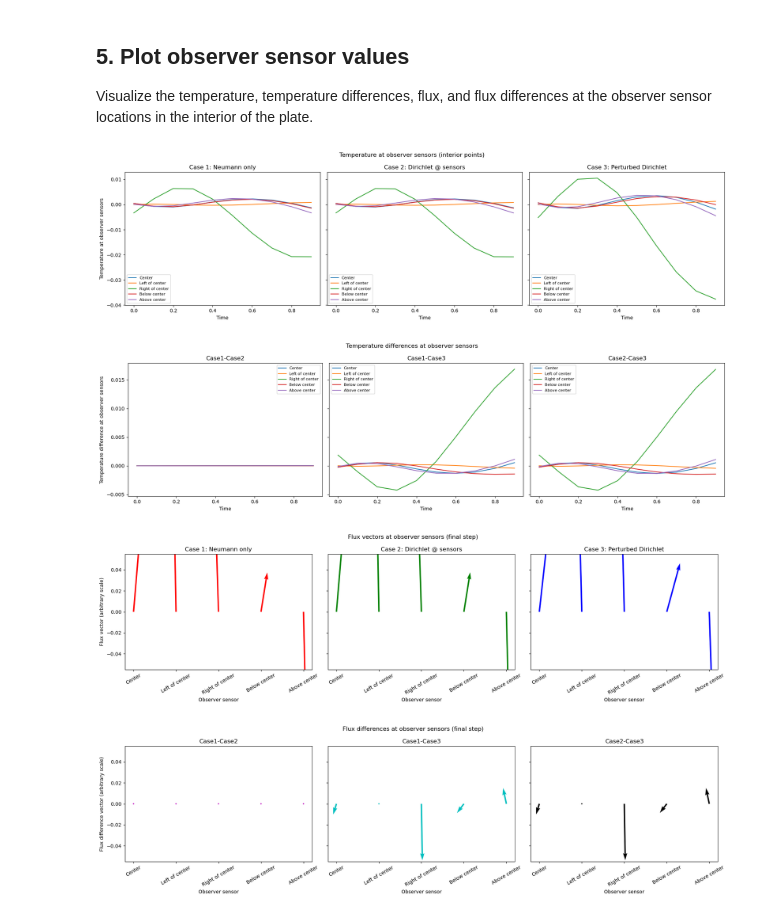
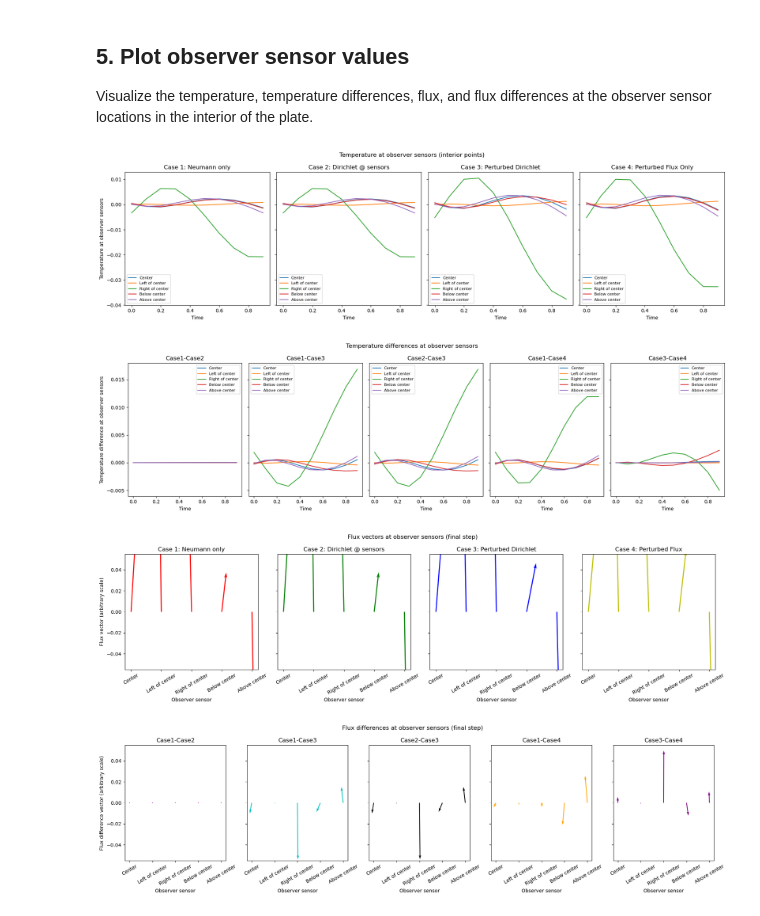
Before and after one commit to danielandresarcones/j4nfdi-dolfinx-ihcp, a Jupyter notebook: notebooks/inner_residuals.ipynb, the cells around one changed output. Cells and saved outputs as stored; diff of their text form; code cells hidden in the pictures.

```diff
--- a/notebooks/inner_residuals.ipynb
+++ b/notebooks/inner_residuals.ipynb
@@ -362,16 +373,20 @@ if MPI.COMM_WORLD.rank == 0:
     diff_grids = [
         vtk_from_temp_diff(case1_T[-1], case2_T[-1]),  # Case 1 vs Case 2
         vtk_from_temp_diff(case1_T[-1], case3_T[-1]),  # Case 1 vs Case 3
-        vtk_from_temp_diff(case2_T[-1], case3_T[-1])   # Case 2 vs Case 3
+        vtk_from_temp_diff(case2_T[-1], case3_T[-1]),   # Case 2 vs Case 3
+        vtk_from_temp_diff(case1_T[-1], case4_T[-1]),  # Case 1 vs Case 4
+        vtk_from_temp_diff(case3_T[-1], case4_T[-1])  # Case 2 vs Case 4
     ]
 
     # Visualization
-    plotter = pv.Plotter(shape=(1, 3), window_size=[1500, 400])
+    plotter = pv.Plotter(shape=(1, 5), window_size=[1500, 400])
 
     diff_titles = [
         "Diff: Neumann vs Dirichlet",
         "Diff: Neumann vs Perturbed",
-        "Diff: Dirichlet vs Perturbed"
+        "Diff: Dirichlet vs Perturbed",
+        "Diff: Neumann vs Perturbed Flux",
+        "Diff: Perturbed vs Perturbed Flux"
     ]
 
     for i, (grid, title) in enumerate(zip(diff_grids, diff_titles)):
@@ -421,9 +436,9 @@ if MPI.COMM_WORLD.rank == 0:
         grid.point_data["norm"] = np.linalg.norm(flux_vec, axis=1)
         return grid
 
-    flux_grids = [vtk_from_flux(flux1), vtk_from_flux(flux2), vtk_from_flux(flux3)]
+    flux_grids = [vtk_from_flux(flux1), vtk_from_flux(flux2), vtk_from_flux(flux3), vtk_from_flux(flux4)]
 
-    plotter = pv.Plotter(shape=(1, 3), window_size=[1500, 400])
+    plotter = pv.Plotter(shape=(1, 4), window_size=[2000, 400])
     for i, (g, title) in enumerate(zip(flux_grids, titles)):
         plotter.subplot(0, i)
         arrows = g.glyph(scale="norm", orient="flux", factor=0.2)
@@ -448,10 +463,12 @@ if MPI.COMM_WORLD.rank == 0:
     flux_diff_titles = [
         "Flux Diff: Neumann vs Dirichlet",
         "Flux Diff: Neumann vs Perturbed",
-        "Flux Diff: Dirichlet vs Perturbed"
+        "Flux Diff: Dirichlet vs Perturbed",
+        "Flux Diff: Neumann vs Perturbed Flux",
+        "Flux Diff: Perturbed vs Perturbed Flux"
     ]
     # Compute differences and build grids
-    for f1, f2 in [(flux1, flux2), (flux1, flux3), (flux2, flux3)]:
+    for f1, f2 in [(flux1, flux2), (flux1, flux3), (flux2, flux3), (flux1, flux4), (flux3, flux4)]:
         domain = f1.function_space.mesh
         topo, cell_types, geometry = create_vtk_mesh(domain, domain.topology.dim)
         grid = pv.UnstructuredGrid(topo, cell_types, geometry)
@@ -461,7 +478,7 @@ if MPI.COMM_WORLD.rank == 0:
         grid.point_data["norm"] = np.linalg.norm(diff, axis=1)
         flux_diff_grids.append(grid)
 
-    plotter = pv.Plotter(shape=(1, 3), window_size=[1500, 400])
+    plotter = pv.Plotter(shape=(1, 5), window_size=[1500, 400])
     for i, (g, title) in enumerate(zip(flux_diff_grids, flux_diff_titles)):
         plotter.subplot(0, i)
         # Pad to 3D for glyphs
@@ -496,11 +513,12 @@ observer_labels = [
 obs1 = flatten_obs(case1_obs)
 obs2 = flatten_obs(case2_obs)
 obs3 = flatten_obs(case3_obs)
+obs4 = flatten_obs(case4_obs)
 steps = np.arange(obs1.shape[0]) * dt
 
 # Plot temperature at observer sensors for all cases (3 subplots)
-fig, axs = plt.subplots(1, 3, figsize=(18, 5), sharey=True)
-for i, (obs, title) in enumerate(zip([obs1, obs2, obs3], ["Case 1: Neumann only", "Case 2: Dirichlet @ sensors", "Case 3: Perturbed Dirichlet"])):
+fig, axs = plt.subplots(1, 4, figsize=(18, 5), sharey=True)
+for i, (obs, title) in enumerate(zip([obs1, obs2, obs3, obs4], ["Case 1: Neumann only", "Case 2: Dirichlet @ sensors", "Case 3: Perturbed Dirichlet", "Case 4: Perturbed Flux Only"])):
     for j, label in enumerate(observer_labels):
         axs[i].plot(steps, obs[:, j], label=label)
     axs[i].set_title(title)
@@ -513,11 +531,13 @@ plt.tight_layout()
 plt.show()
 
 # Plot temperature differences at observer sensors (3 subplots)
-fig, axs = plt.subplots(1, 3, figsize=(18, 5), sharey=True)
+fig, axs = plt.subplots(1, 5, figsize=(18, 5), sharey=True)
 diffs = [
     (obs1 - obs2, "Case1-Case2"),
     (obs1 - obs3, "Case1-Case3"),
     (obs2 - obs3, "Case2-Case3"),
+    (obs1 - obs4, "Case1-Case4"),
+    (obs3 - obs4, "Case3-Case4")
 ]
 for i, (diff, diff_title) in enumerate(diffs):
     for j, label in enumerate(observer_labels):
@@ -531,8 +551,8 @@ plt.suptitle("Temperature differences at observer sensors")
 plt.tight_layout()
 plt.show()
 # %% [output]
-[figure, old version]
+[figure, new version]
-[figure, old version]
+[figure, new version]
 # %%
 
 # Plot flux at observer sensors (final step, 3 subplots)
@@ -555,6 +575,7 @@ def eval_flux_at_points(flux, points):
 flux_obs1 = eval_flux_at_points(flux1, observer_coords)
 flux_obs2 = eval_flux_at_points(flux2, observer_coords)
 flux_obs3 = eval_flux_at_points(flux3, observer_coords)
+flux_obs4 = eval_flux_at_points(flux4, observer_coords)
 
 # Ensure flux_obs arrays are 2D (num_observers, 2)
 def ensure_flux_shape(arr):
@@ -570,41 +591,44 @@ def ensure_flux_shape(arr):
 flux_obs1 = ensure_flux_shape(flux_obs1)
 flux_obs2 = ensure_flux_shape(flux_obs2)
 flux_obs3 = ensure_flux_shape(flux_obs3)
+flux_obs4 = ensure_flux_shape(flux_obs4)
 
-fig, axs = plt.subplots(1, 3, figsize=(18, 5), sharey=True)
-for i, (flux_obs, title, color) in enumerate(zip([flux_obs1, flux_obs2, flux_obs3], ["Case 1: Neumann only", "Case 2: Dirichlet @ sensors", "Case 3: Perturbed Dirichlet"], ['r', 'g', 'b'])):
+fig, axs = plt.subplots(1, 4, figsize=(18, 5), sharey=True)
+for i, (flux_obs, title, color) in enumerate(zip([flux_obs1, flux_obs2, flux_obs3, flux_obs4], ["Case 1: Neumann only", "Case 2: Dirichlet @ sensors", "Case 3: Perturbed Dirichlet", "Case 4: Perturbed Flux"], ['r', 'g', 'b', 'y'])):
     for j, label in enumerate(observer_labels):
         axs[i].quiver(j, 0, flux_obs[j, 0], flux_obs[j, 1], angles='xy', scale_units='xy', scale=0.01, color=color)
     axs[i].set_xticks(range(len(observer_labels)))
     axs[i].set_xticklabels(observer_labels, rotation=30)
     axs[i].set_title(title)
     axs[i].set_xlabel("Observer sensor")
     if i == 0:
         axs[i].set_ylabel("Flux vector (arbitrary scale)")
 plt.suptitle("Flux vectors at observer sensors (final step)")
 plt.tight_layout()
 plt.show()
 
 # Plot flux differences at observer sensors (final step, 3 subplots)
-fig, axs = plt.subplots(1, 3, figsize=(18, 5), sharey=True)
+fig, axs = plt.subplots(1, 5, figsize=(18, 5), sharey=True)
 flux_diffs = [
     (flux_obs1 - flux_obs2, "Case1-Case2", 'm'),
     (flux_obs1 - flux_obs3, "Case1-Case3", 'c'),
     (flux_obs2 - flux_obs3, "Case2-Case3", 'k'),
+    (flux_obs1 - flux_obs4, "Case1-Case4", 'orange'),
+    (flux_obs3 - flux_obs4, "Case3-Case4", 'purple')
 ]
 for i, (diff, diff_title, color) in enumerate(flux_diffs):
     diff = ensure_flux_shape(diff)
     for j, label in enumerate(observer_labels):
         axs[i].quiver(j, 0, diff[j, 0], diff[j, 1], angles='xy', scale_units='xy', scale=0.01, color=color)
     axs[i].set_xticks(range(len(observer_labels)))
     axs[i].set_xticklabels(observer_labels, rotation=30)
     axs[i].set_title(diff_title)
     axs[i].set_xlabel("Observer sensor")
     if i == 0:
         axs[i].set_ylabel("Flux difference vector (arbitrary scale)")
 plt.suptitle("Flux differences at observer sensors (final step)")
 plt.tight_layout()
 plt.show()
 # %% [output]
-[figure, old version]
+[figure, new version]
-[figure, old version]
+[figure, new version]
```
Also changed, not shown: parts of 7 cells of this notebook.
